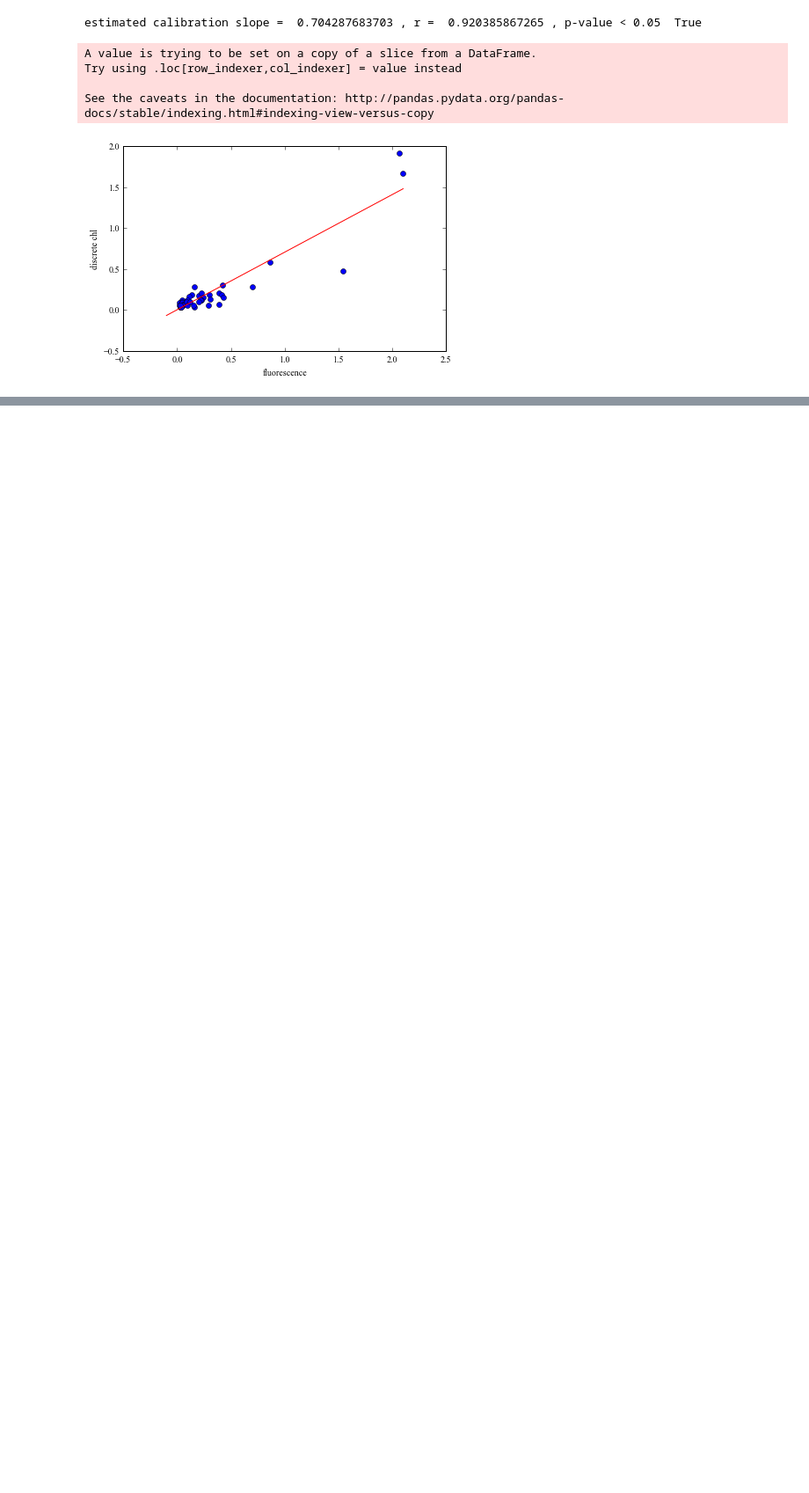
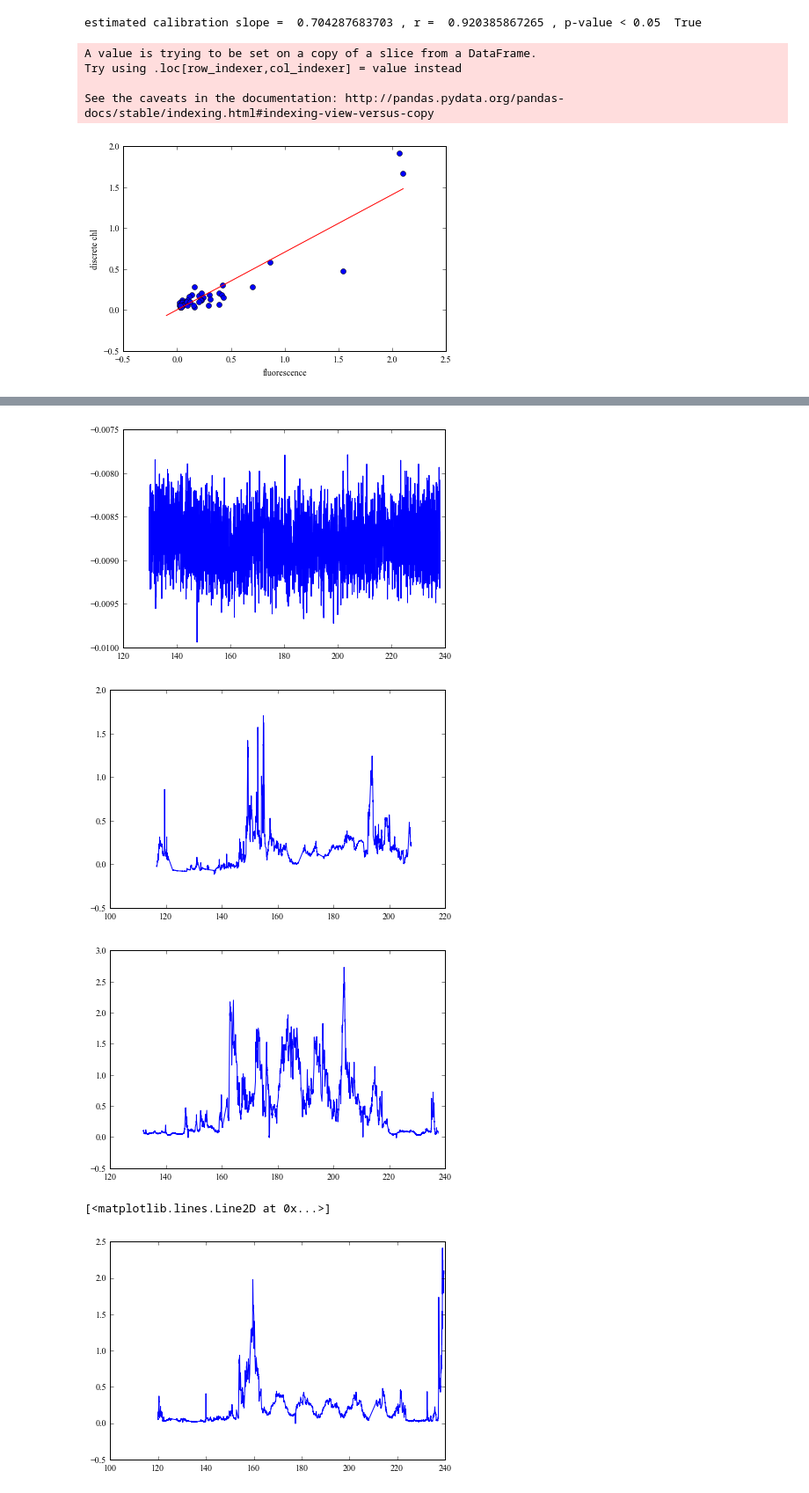
Before and after one commit to sophieclayton/kuroshio_productivity, a Jupyter notebook: Chl_calib.ipynb, the cells around one changed output, grey strips where cells are left out. Shown at 88% size. Saved outputs shown, nothing was run; the diff lists cells and outputs as text; code cells hidden in the pictures; blank space fills up the shorter version.

```diff
--- a/Chl_calib.ipynb
+++ b/Chl_calib.ipynb
@@ -233,0 +277,14 @@ fig2.savefig('../figures/uway_NCP_sst_MJJS.png', dpi = 300)
+# %%
+plt.plot(Tok2['Lon'], Tok2['Fluo'])
+plt.show()
+plt.plot(Tok1['Lon'], Tok1['Fluo'])
+plt.show()
+plt.plot(Tok3['Lon'], Tok3['Fluo'])
+plt.show()
+plt.plot(Tian['Lon'], Tian['Fluo'])
+# %% [output]
+[figure, added]
+[figure, added]
+[figure, added]
+[<matplotlib.lines.Line2D at 0x...>]
+[figure, added]
```
Also changed, not shown: parts of 6 cells of this notebook, 2 other files.
